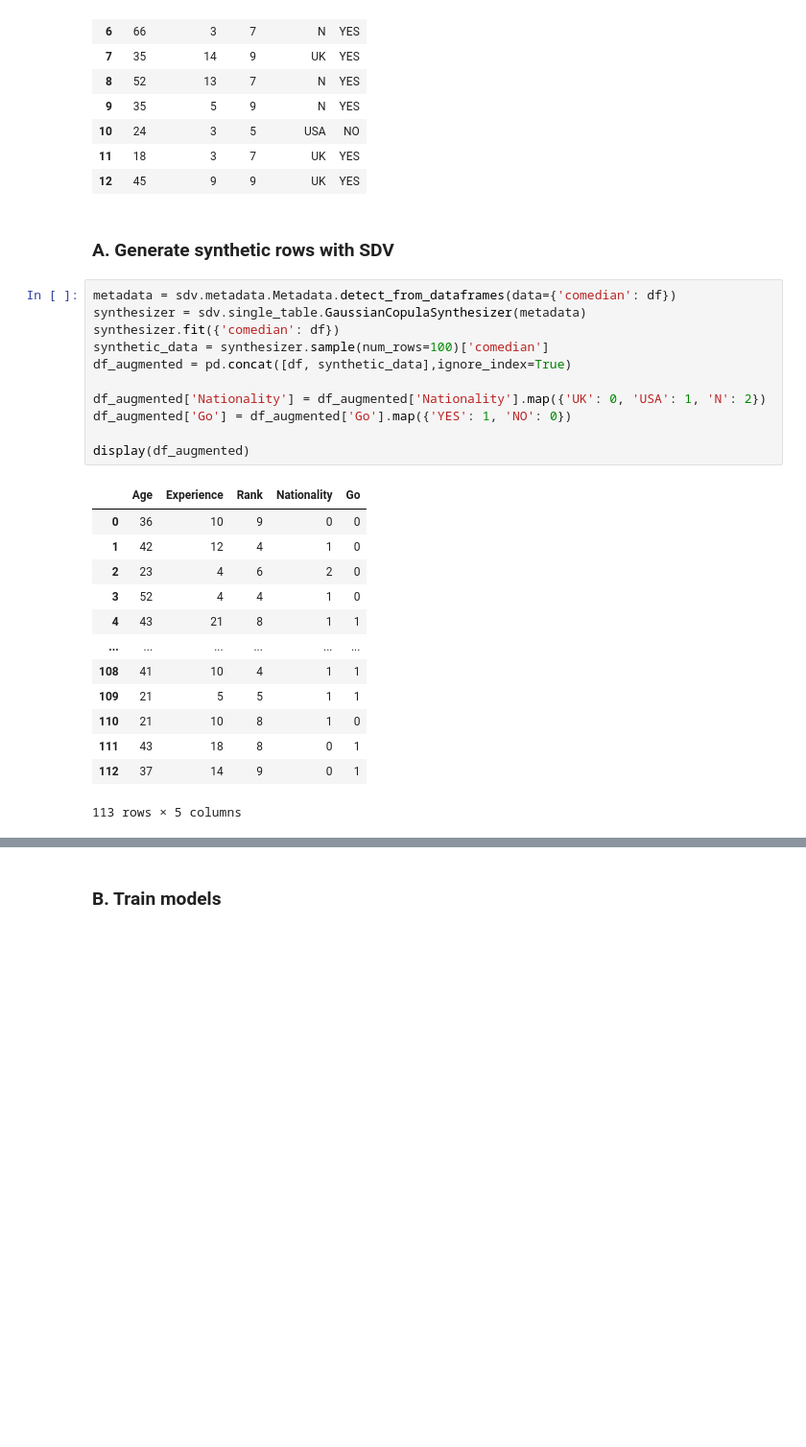
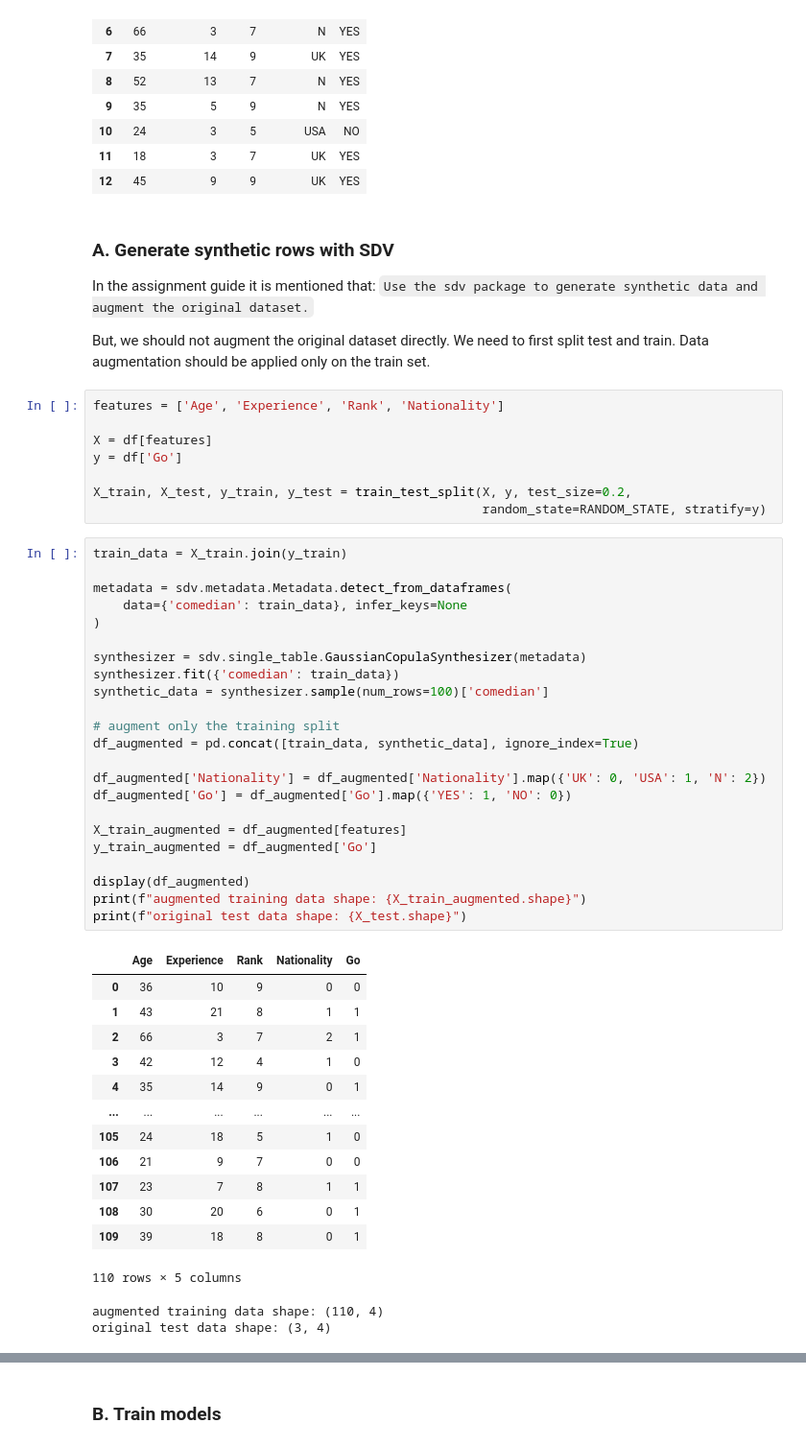
Before and after one commit to mehrdad-dev/MasterClass-FinTech-01, a Jupyter notebook: session_3/assignment3/assignment3.ipynb, the cells around one changed output, grey strips where cells are left out. Shown at 96% size. Cells and saved outputs as stored; diff of their text form; blank space fills up the shorter version.

Commit message:
fix sdv:  assignment3.ipynb

```diff
--- a/session_3/assignment3/assignment3.ipynb
+++ b/session_3/assignment3/assignment3.ipynb
@@ -40,28 +40,55 @@ df
 | 12 | 45 | 9 | 9 | UK | YES |
 # %% [markdown]
 ### A. Generate synthetic rows with SDV
+
+In the assignment guide it is mentioned that:
+`Use the sdv package to generate synthetic data and augment the original dataset.`
+
+But, we should not augment the original dataset directly. We need to first split test and train. Data augmentation should be applied only on the train set.
+# %%
+features = ['Age', 'Experience', 'Rank', 'Nationality']
+
+X = df[features]
+y = df['Go']
+
+X_train, X_test, y_train, y_test = train_test_split(X, y, test_size=0.2,
+                                                    random_state=RANDOM_STATE, stratify=y)
 # %%
-metadata = sdv.metadata.Metadata.detect_from_dataframes(data={'comedian': df})
+train_data = X_train.join(y_train)
+
+metadata = sdv.metadata.Metadata.detect_from_dataframes(
+    data={'comedian': train_data}, infer_keys=None
+)
+
 synthesizer = sdv.single_table.GaussianCopulaSynthesizer(metadata)
-synthesizer.fit({'comedian': df})
+synthesizer.fit({'comedian': train_data})
 synthetic_data = synthesizer.sample(num_rows=100)['comedian']
-df_augmented = pd.concat([df, synthetic_data],ignore_index=True)
+
+# augment only the training split
+df_augmented = pd.concat([train_data, synthetic_data], ignore_index=True)
 
 df_augmented['Nationality'] = df_augmented['Nationality'].map({'UK': 0, 'USA': 1, 'N': 2})
 df_augmented['Go'] = df_augmented['Go'].map({'YES': 1, 'NO': 0})
 
+X_train_augmented = df_augmented[features]
+y_train_augmented = df_augmented['Go']
+
 display(df_augmented)
+print(f"augmented training data shape: {X_train_augmented.shape}")
+print(f"original test data shape: {X_test.shape}")
 # %% [output]
 |  | Age | Experience | Rank | Nationality | Go |
 | 0 | 36 | 10 | 9 | 0 | 0 |
-| 1 | 42 | 12 | 4 | 1 | 0 |
-| 2 | 23 | 4 | 6 | 2 | 0 |
-| 3 | 52 | 4 | 4 | 1 | 0 |
-| 4 | 43 | 21 | 8 | 1 | 1 |
+| 1 | 43 | 21 | 8 | 1 | 1 |
+| 2 | 66 | 3 | 7 | 2 | 1 |
+| 3 | 42 | 12 | 4 | 1 | 0 |
+| 4 | 35 | 14 | 9 | 0 | 1 |
 | ... | ... | ... | ... | ... | ... |
-| 108 | 41 | 10 | 4 | 1 | 1 |
-| 109 | 21 | 5 | 5 | 1 | 1 |
-| 110 | 21 | 10 | 8 | 1 | 0 |
-| 111 | 43 | 18 | 8 | 0 | 1 |
-| 112 | 37 | 14 | 9 | 0 | 1 |
+| 105 | 24 | 18 | 5 | 1 | 0 |
+| 106 | 21 | 9 | 7 | 0 | 0 |
+| 107 | 23 | 7 | 8 | 1 | 1 |
+| 108 | 30 | 20 | 6 | 0 | 1 |
+| 109 | 39 | 18 | 8 | 0 | 1 |
-113 rows × 5 columns
+110 rows × 5 columns
+augmented training data shape: (110, 4)
+original test data shape: (3, 4)
```
Also changed, not shown: parts of 8 cells of this notebook.
